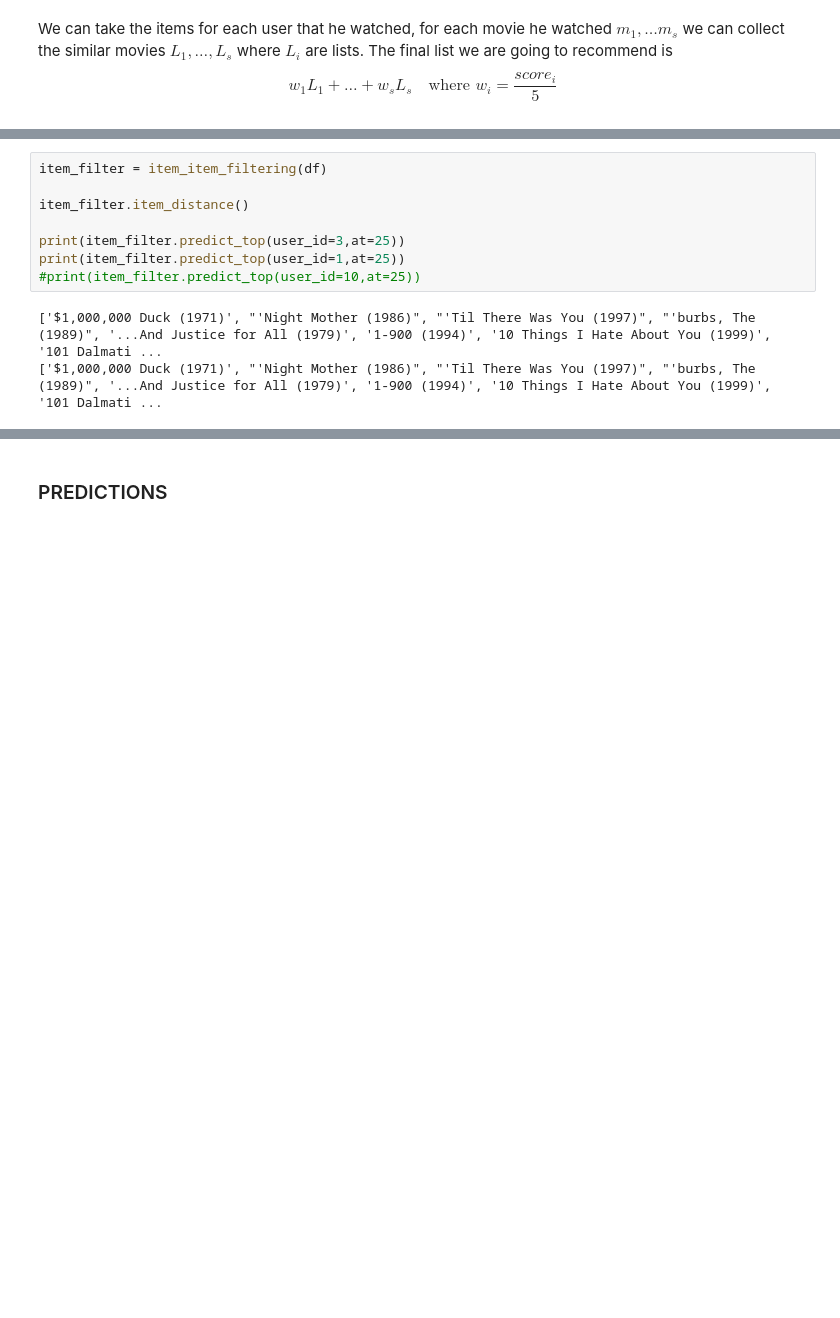
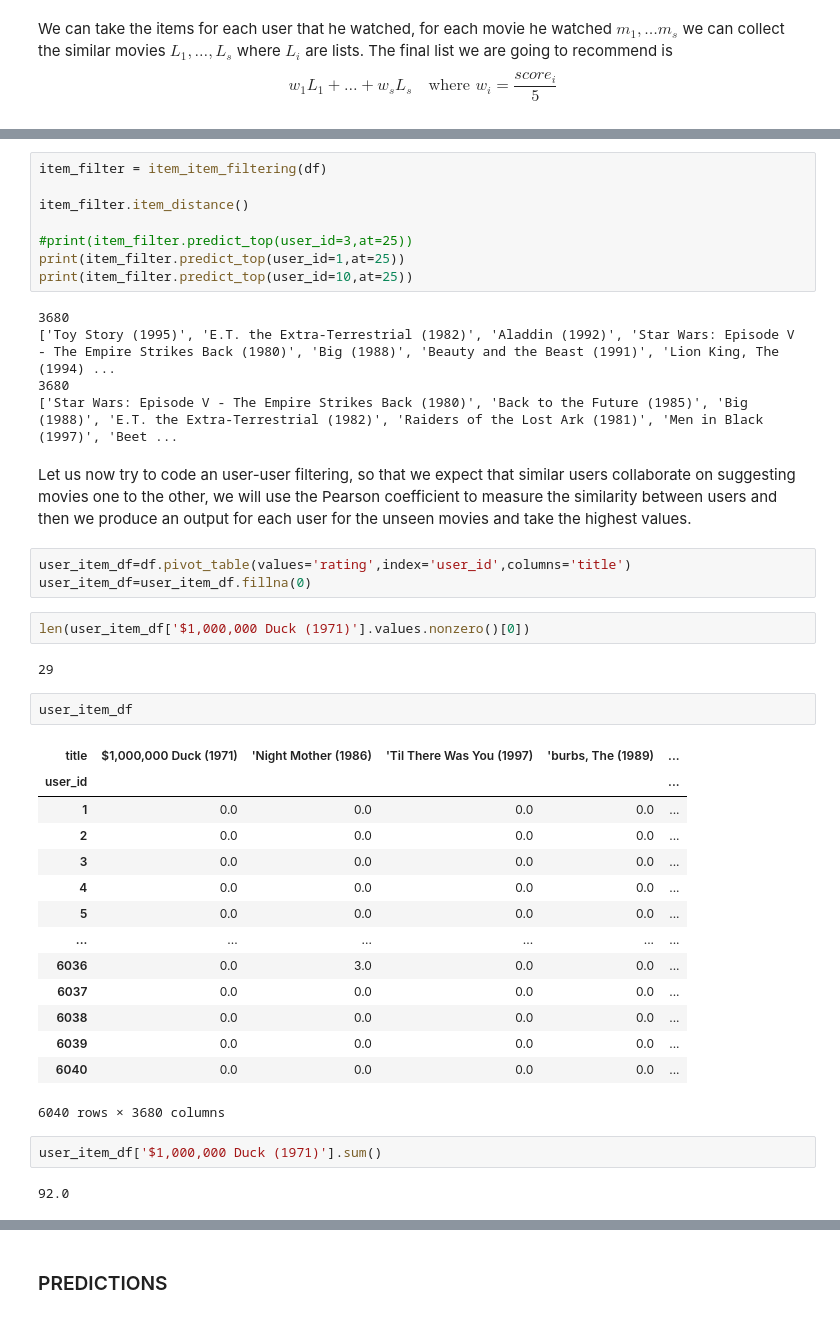
Before and after one commit to EddieConti/Kaggle_recommenders, a Jupyter notebook: Untitled-1.ipynb, the cells around one changed output, grey strips where cells are left out. Drawn from its saved outputs; the diff is of its cells as text; blank space fills up the shorter version.

Commit message:
completed functions and added user collaborative filtering

```diff
--- a/Untitled-1.ipynb
+++ b/Untitled-1.ipynb
@@ -264,9 +273,41 @@ item_filter = item_item_filtering(df)
 
 item_filter.item_distance()
 
-print(item_filter.predict_top(user_id=3,at=25))
+#print(item_filter.predict_top(user_id=3,at=25))
 print(item_filter.predict_top(user_id=1,at=25))
-#print(item_filter.predict_top(user_id=10,at=25))
+print(item_filter.predict_top(user_id=10,at=25))
 # %% [output]
-['$1,000,000 Duck (1971)', "'Night Mother (1986)", "'Til There Was You (1997)", "'burbs, The (1989)", '...And Justice for All (1979)', '1-900 (1994)', '10 Things I Hate About You (1999)', '101 Dalmati ...
-['$1,000,000 Duck (1971)', "'Night Mother (1986)", "'Til There Was You (1997)", "'burbs, The (1989)", '...And Justice for All (1979)', '1-900 (1994)', '10 Things I Hate About You (1999)', '101 Dalmati ...
+3680
+['Toy Story (1995)', 'E.T. the Extra-Terrestrial (1982)', 'Aladdin (1992)', 'Star Wars: Episode V - The Empire Strikes Back (1980)', 'Big (1988)', 'Beauty and the Beast (1991)', 'Lion King, The (1994) ...
+3680
+['Star Wars: Episode V - The Empire Strikes Back (1980)', 'Back to the Future (1985)', 'Big (1988)', 'E.T. the Extra-Terrestrial (1982)', 'Raiders of the Lost Ark (1981)', 'Men in Black (1997)', 'Beet ...
+# %% [markdown]
+Let us now try to code an user-user filtering, so that we expect that similar users collaborate on suggesting movies one to the other, we will use the Pearson coefficient to measure the similarity between users and then we produce an output for each user for the unseen movies and take the highest values.
+# %%
+user_item_df=df.pivot_table(values='rating',index='user_id',columns='title')
+user_item_df=user_item_df.fillna(0)
+# %%
+len(user_item_df['$1,000,000 Duck (1971)'].values.nonzero()[0])
+# %% [output]
+29
+# %%
+user_item_df
+# %% [output]
+| title | $1,000,000 Duck (1971) | 'Night Mother (1986) | 'Til There Was You (1997) | 'burbs, The (1989) | ... |
+| user_id |  |  |  |  | ... |
+| 1 | 0.0 | 0.0 | 0.0 | 0.0 | ... |
+| 2 | 0.0 | 0.0 | 0.0 | 0.0 | ... |
+| 3 | 0.0 | 0.0 | 0.0 | 0.0 | ... |
+| 4 | 0.0 | 0.0 | 0.0 | 0.0 | ... |
+| 5 | 0.0 | 0.0 | 0.0 | 0.0 | ... |
+| ... | ... | ... | ... | ... | ... |
+| 6036 | 0.0 | 3.0 | 0.0 | 0.0 | ... |
+| 6037 | 0.0 | 0.0 | 0.0 | 0.0 | ... |
+| 6038 | 0.0 | 0.0 | 0.0 | 0.0 | ... |
+| 6039 | 0.0 | 0.0 | 0.0 | 0.0 | ... |
+| 6040 | 0.0 | 0.0 | 0.0 | 0.0 | ... |
+6040 rows × 3680 columns
+# %%
+user_item_df['$1,000,000 Duck (1971)'].sum()
+# %% [output]
+92.0
```
Also changed, not shown: parts of 7 cells of this notebook.
